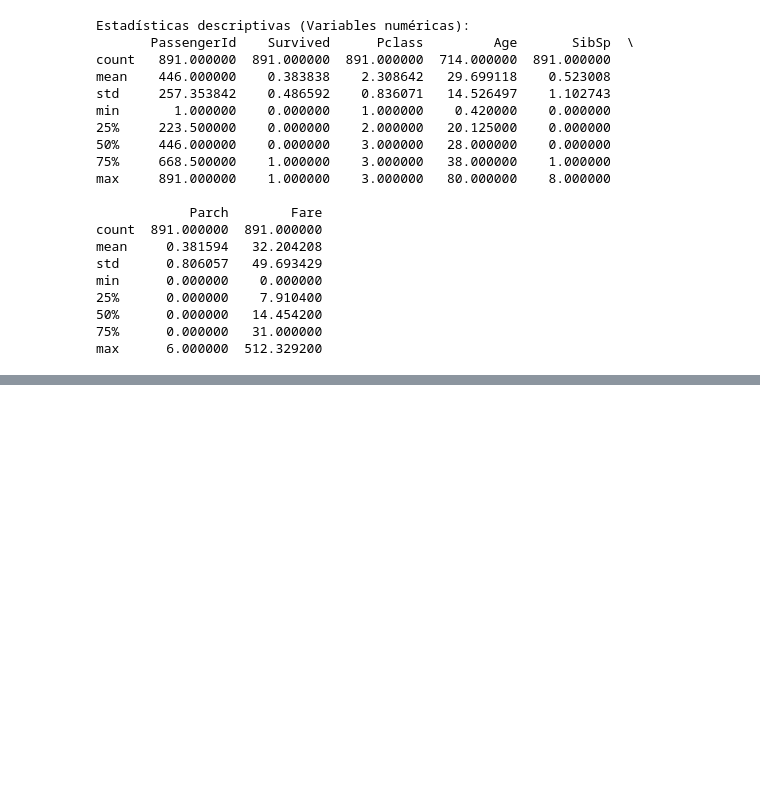
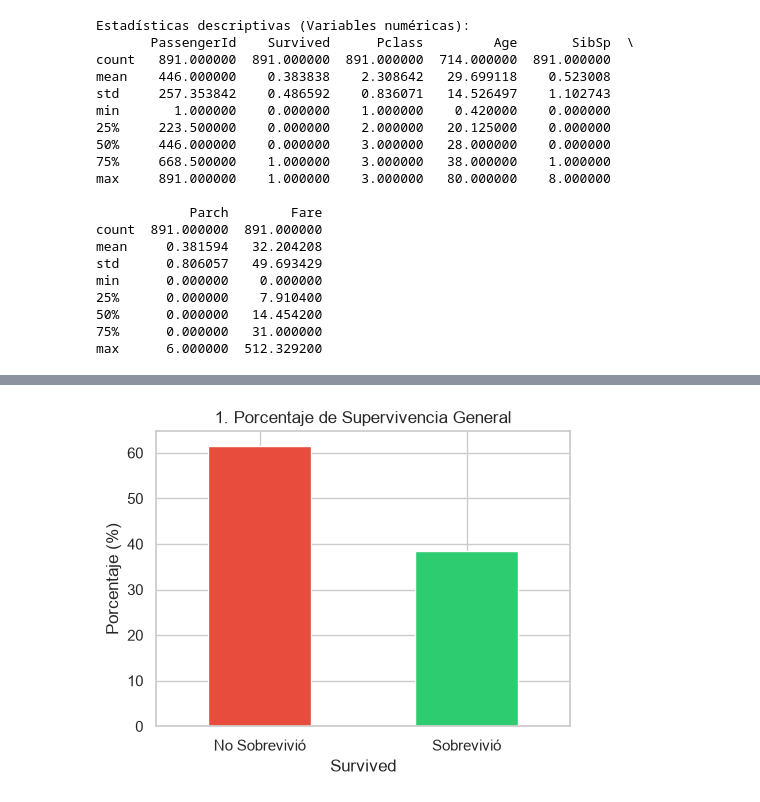
Before and after one commit to Tadand-64/Titanic, a Jupyter notebook: src/analysis.ipynb, the cells around one changed output, grey strips where cells are left out. Cells and saved outputs as stored; diff of their text form; code cells hidden in the pictures; blank space fills up the shorter version.

```diff
--- a/src/analysis.ipynb
+++ b/src/analysis.ipynb
@@ -116,0 +115,19 @@ freq                          1   577       7     4      644
+# %%
+import matplotlib.pyplot as plt
+import seaborn as sns
+
+# Imputación de nulos
+df['Age'] = df['Age'].fillna(df['Age'].median())
+df['Embarked'] = df['Embarked'].fillna(df['Embarked'].mode()[0])
+df['Cabin'] = df['Cabin'].fillna('Desconocido')
+
+# Creación de variables
+df['FamilySize'] = df['SibSp'] + df['Parch'] + 1
+df['IsAlone'] = (df['FamilySize'] == 1).astype(int)
+
+bins = [0, 12, 18, 60, 120]
+labels = ['Niño', 'Joven', 'Adulto', 'Adulto mayor']
+df['AgeGroup'] = pd.cut(df['Age'], bins=bins, labels=labels, right=False)
+
+sns.set_theme(style="whitegrid")
+df
@@ -116,0 +191,12 @@ freq                          1   577       7     4      644
+# %%
+# Gráfico 1: Supervivencia General
+plt.figure(figsize=(5, 4))
+df['Survived'].value_counts(normalize=True).mul(100).plot(kind='bar', color=['#e74c3c', '#2ecc71'])
+plt.title('1. Porcentaje de Supervivencia General')
+plt.ylabel('Porcentaje (%)')
+plt.xticks([0, 1], ['No Sobrevivió', 'Sobrevivió'], rotation=0)
+plt.tight_layout()
+plt.savefig('../outputs/resultados/1_supervivencia_general.png')
+plt.show()
+# %% [output]
+[figure, added]
```
Also changed, not shown: parts of 9 cells of this notebook, 7 other files.
